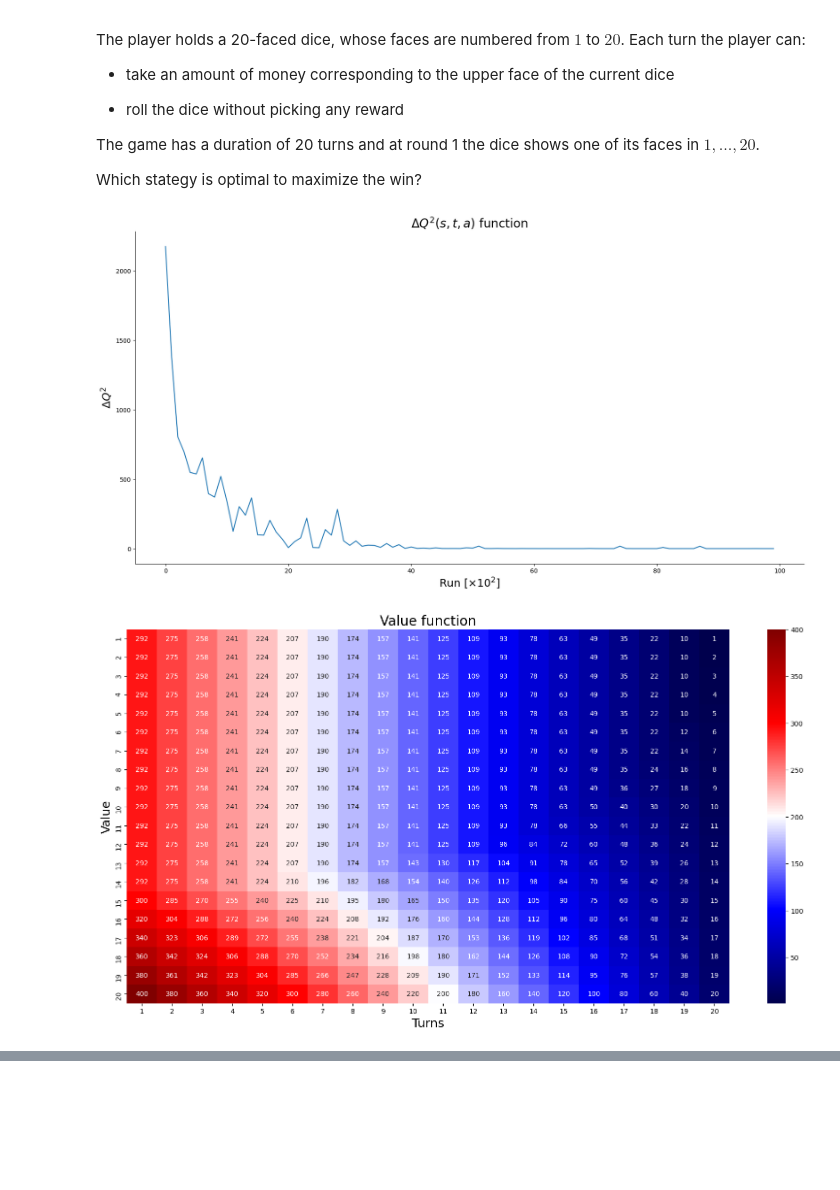
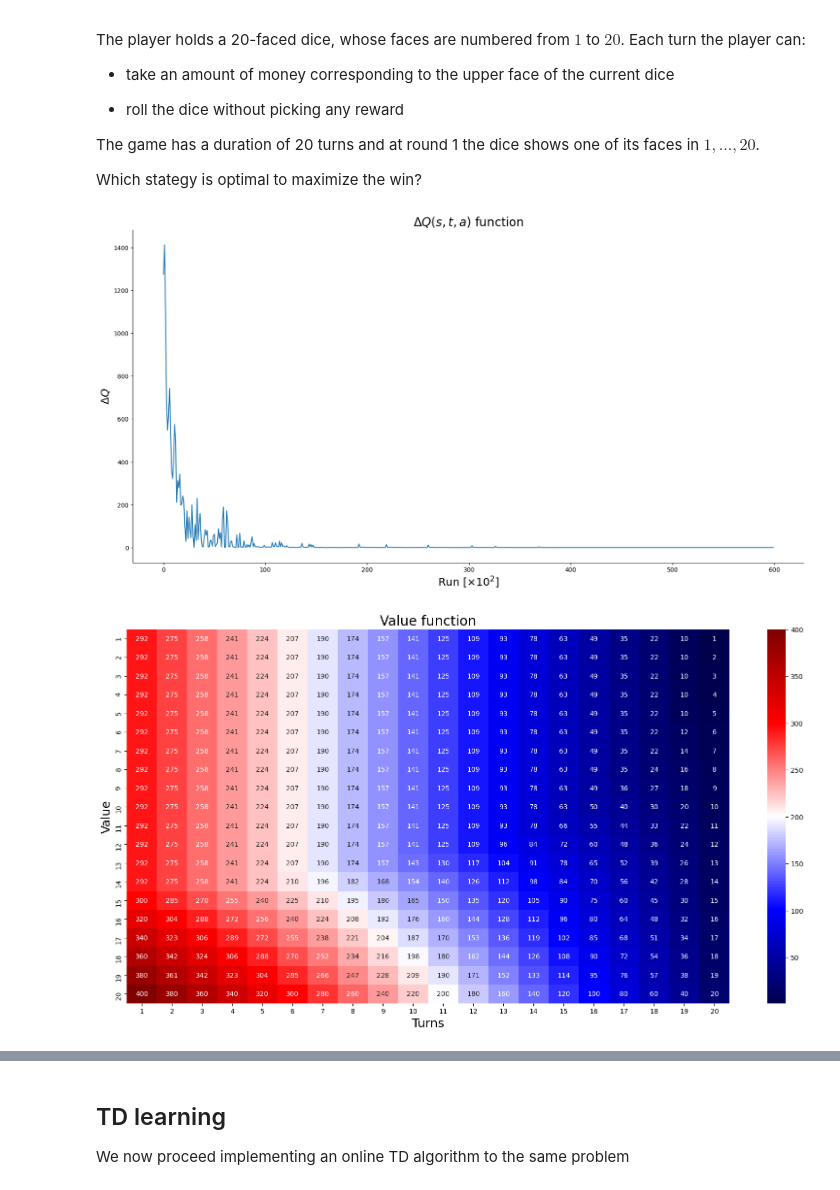
Before and after one commit to alefrajoe/ML-DL-RL, a Jupyter notebook: RL/Dice20 game.ipynb, the cells around one changed output, grey strips where cells are left out. Cells and saved outputs as stored; diff of their text form; code cells hidden in the pictures; blank space fills up the shorter version.

```diff
--- a/RL/Dice20 game.ipynb
+++ b/RL/Dice20 game.ipynb
@@ -19,10 +20,10 @@ import pandas as pd
 # %%
 # define random seed
-np.random.seed(32)
+np.random.seed(int(time.time()))
 
 # define a class to play the game
 class Game:
-    def __init__(self, alpha=0.9, gamma=1, epsilon=0.05):
+    def __init__(self, alpha=0.5, gamma=1, epsilon=0.05):
         self.dice = np.random.randint(1,21)
         self.t = 0
         # define Q and its last row, which will always be the current dice value
@@ -62,14 +63,45 @@ class Game:
             self.Q[self.dice-1, self.t, action] = r + self.gamma * np.mean(np.max(self.Q, axis=2)[:,self.t+1])
         self.t += 1
 
-    def play_game(self, repeat=200):
+    def play_turn_TD(self):
+        # implement an epsilon-greedy policy
+        # with a probability = 1-epsilon go greedy
+        # else action is non-greedy (aid exploration)
+        if self.rand_float[self.t] <= 1-self.epsilon:
+            action = np.argmax(self.Q[self.dice-1, self.t])
+        else:
+            action = 1-np.argmax(self.Q[self.dice-1, self.t])
+
+        # kkep the dice as it is and take reward
+        if action == 0:
+            r = self.dice
+            self.Q[self.dice-1, self.t, action] = self.Q[self.dice-1, self.t, action] * (1 - self.alpha) + \
+                                                    self.alpha * ( r + self.gamma * self.Q[self.dice-1, self.t+1, np.argmax(self.Q[self.dice-1, self.t+1])] )
+        # else throw the dice
+        else:
+            r = 0
+            self.dice = np.random.randint(1,21)
+            self.Q[self.dice-1, self.t, action] = self.Q[self.dice-1, self.t, action] * (1 - self.alpha) + \
+                                                    self.alpha * ( r + self.gamma * np.mean(np.max(self.Q, axis=2)[:,self.t+1]) )
+        self.t+=1
+
+    def play_game(self, repeat=100):
         start_Q = self.Q.copy()
         for i in range(repeat):
             for j in range(0, 20-1):
-                game.play_turn()
-            game.reset()
+                self.play_turn()
+            self.reset()
         end_Q = self.Q
         self.delta_q.append(np.sqrt(np.sum((end_Q-start_Q)**2)))
+
+    def play_game_TD(self, repeat=100):
+        start_Q = self.Q.copy()
+        for i in range(repeat):
+            for j in range(0, 20-1):
+                self.play_turn_TD()
+            self.reset()
+        end_Q = self.Q
+        self.delta_q.append(np.sqrt(np.sum((end_Q-start_Q)**2)))
 # %%
 # define a game object
 game = Game()
@@ -85,34 +117,38 @@ import seaborn as sns
 # %%
 # plot functions
 fig, ax = plt.subplots(figsize=(20,10))
-plt.title(r'$\Delta Q^2(s,t,a)$ function', fontsize=20)
+plt.title(r'$\Delta Q(s,t,a)$ function', fontsize=20)
 plt.plot(game.delta_q)
-plt.ylabel(r'$\Delta Q^2$', fontsize=18)
+plt.ylabel(r'$\Delta Q$', fontsize=18)
 plt.xlabel(r'Run [$\times 10^2$]', fontsize=18)
 ax.spines['right'].set_visible(False)
 ax.spines['top'].set_visible(False)
 plt.plot()
 
 # plot 2 -> value function
 fig, ax = plt.subplots(figsize=(20,10))
 plt.title(r'Value function', fontsize=20)
 sns.heatmap(pd.DataFrame(np.round(np.max(game.Q, axis=2), 0),
                           index=[n for n in range(1,21)],
                           columns=[n for n in range(1,21)]), annot=True, cbar=True, fmt='g', cmap='seismic')
 plt.xlabel(r'Turns', fontsize=18)
 plt.ylabel(r'Value', fontsize=18)
 plt.show()
 
 # plot 3 -> strategy
 fig, ax = plt.subplots(figsize=(20,10))
 plt.title(r'Strategy (0=take, 1=roll again)', fontsize=20)
 sns.heatmap(pd.DataFrame(np.argmax(game.Q, axis=2),
                         index=[n for n in range(1, 21)],
                         columns=[n for n in range(1, 21)]), annot=True, cbar=True, fmt='g', cmap='seismic')
 plt.xlabel(r'Turns', fontsize=18)
 plt.ylabel(r'Strategy', fontsize=18)
 plt.show()
 # %% [output]
-[figure, old version]
+[figure, new version]
 [figure]
 [figure]
+# %% [markdown]
+## TD learning
+
+We now proceed implementing an online TD algorithm to the same problem
```
Also changed, not shown: parts of 5 cells of this notebook, 1 other file.
